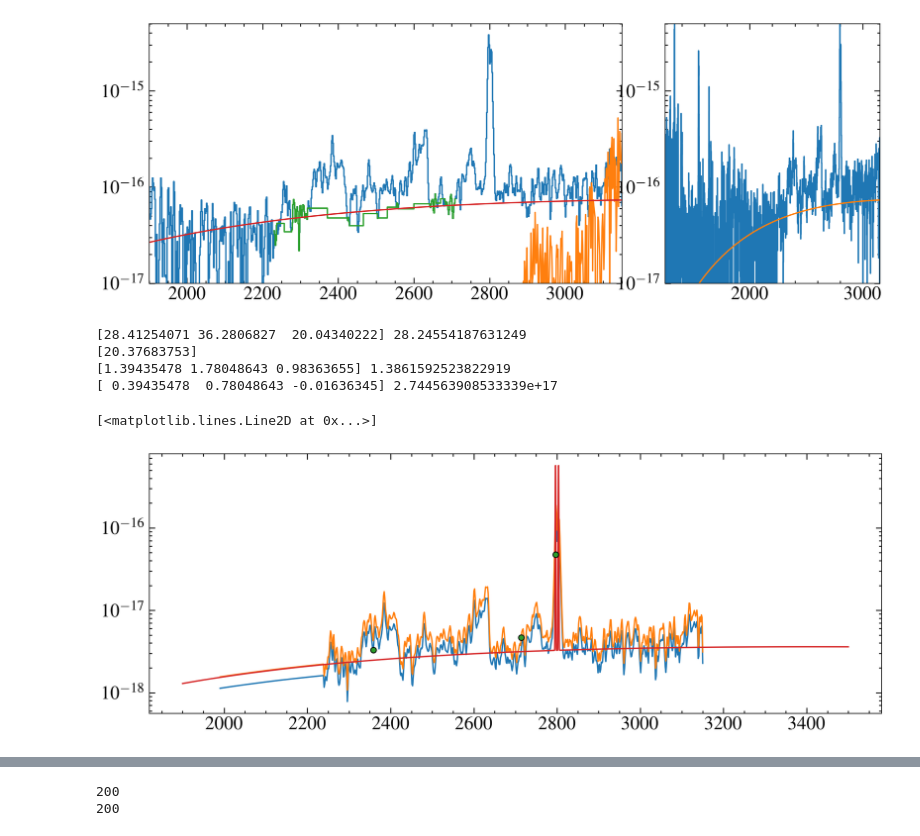
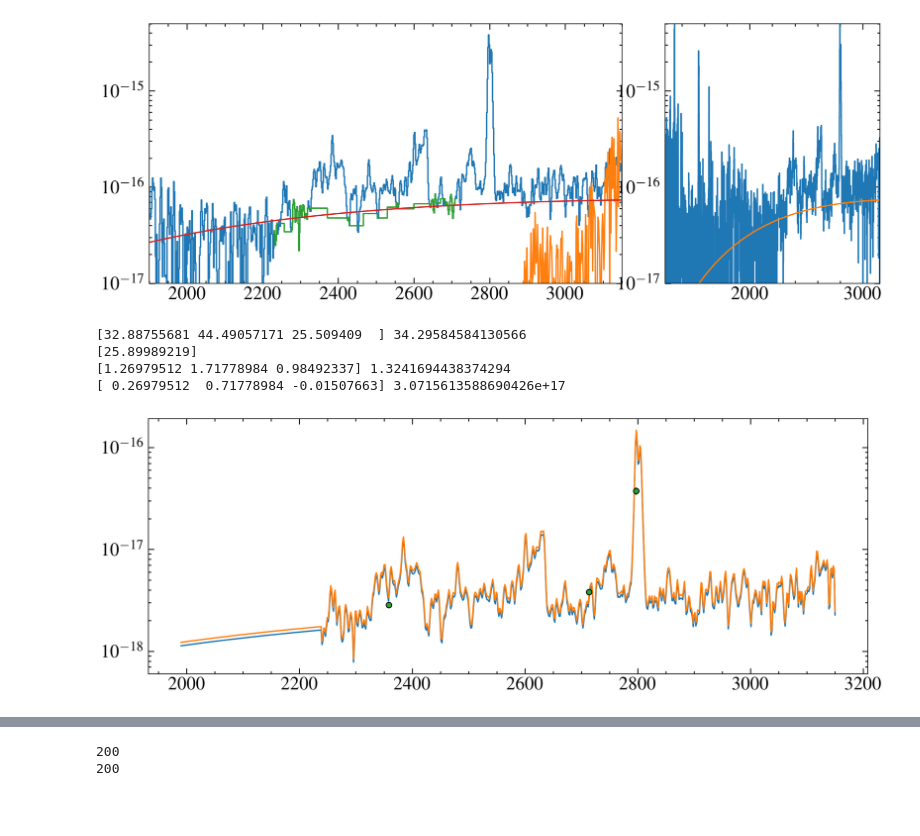
Before and after one commit to davidjwilson/SEDs, a Jupyter notebook: trappist-1/hst_photometry/science2.ipynb, the cells around one changed output, grey strips where cells are left out. Saved outputs shown, nothing was run; the diff lists cells and outputs as text; code cells hidden in the pictures; blank space fills up the shorter version.

```diff
--- a/trappist-1/hst_photometry/science2.ipynb
+++ b/trappist-1/hst_photometry/science2.ipynb
@@ -223,34 +223,28 @@ for band in wbands:
 2751.513428 2887.0
 [figure]
 # %%
-def make_phot(bp_w, bp_cc, w, f):
+
+def make_phot(bp_w, bp_cc, w, f, e=0):
     mask = (w >= bp_w[0]) & (w <= bp_w[-1])
     w, f = w[mask], f[mask]
     bb_cci = interp1d(bp_w, bp_cc, fill_value='extrapolate')(w)
-    return np.trapz(f*bb_cci, w)/np.trapz(bb_cci, w)
-
+    flux = np.trapz(f*bb_cci, w)/np.trapz(bb_cci, w)
+    if isinstance(e, int) != True:
+        e = e[mask]
+        intf = np.trapz(f, w)
+        inte = (np.sum(e[1:]**2 * np.diff(w)**2))**0.5
+        flux_error = (inte/intf)*flux
+        return flux, flux_error
+    else:
+        return flux
     # ax.step(nw, nf, where='mid', alpha=0.5)
 hasp_path = '/media/david/2tb_ext_hd/hddata/mega_muscles/data/trappist-1/hasp/'
 nuv = fits.getdata('{}/hst_15071_cos_2mass-j23062928-0502285_cg230l_ldlm_cspec.fits'.format(hasp_path), 1)[0]
 nw, nf, ne = nuv['WAVELENGTH'], nuv['FLUX'], nuv['ERROR']
 
-# phot = make_phot(bpws[2], bpfs[2], nw, nf)
-# print(phot)
 
-
-
-# nsteps = 10000
-# n = 0
-# nphots = []
-# while n < nsteps:
-#     nfi = np.random.normal(nf, nuv['ERROR'])
-#     nphot = make_phot(bpws[2], bpfs[2], nw, nfi)
-#     nphots.append(nphot)
-#     n +=1
-# phot, phot_e = np.mean(nphots), np.std(nphots)
-# print(phot, phot_e)
-
-nphot, nphot_e = 6.924702452285978e-17, 1.8635817863793783e-17
+nphot, nphot_e = make_phot(bpws[2], bpfs[2], nw, nf, ne)
+print(nphot, nphot_e)
 
 # plt.hist(nphots)
 # fig, ax = plt.subplots(figsize=(8, 5))
@@ -334,7 +328,7 @@ mjd_e1 = 60116
 axes[1].errorbar(mjd_cos- mjd_e1, nphot, yerr= nphot_e, marker='o', ls ='none', markeredgecolor='k', c='C2')
 axes[2].errorbar(days, f280n_avs, yerr= f280n_aves, marker='o', ls='none', markeredgecolor='k')
 
-ys = [3.1e-17,9.7e-17]
+ys = [2.1e-17,6.9e-17]
 axes[1].set_ylim(ys)
 axes[2].set_ylim(ys)
 # axes[1].set_xlim(-2019, -2011)
@@ -346,7 +340,7 @@ axes[1].set_xticks([-2015])
 # ax[3,0].yaxis.tick_left()
 # ax[4,0].yaxis.tick_left()
 axes[2].set_xlabel('Days since first observation', loc='right')
-axes[1].annotate('COS', (-2014, 4.5e-17), xycoords='data', ha='center', color='C2')
+axes[1].annotate('COS', (-2014, 2.3e-17), xycoords='data', ha='center', color='C2')
 axes[2].annotate('WFC3', (10, 3.5e-17), xycoords='data', ha='center', color='C0')
 # axes[2].annotate('F280N', (0.95, 0.95), xycoords='axes fraction', ha='right', va='top')
 
@@ -679,38 +666,37 @@ mgmod = mgmod(wprox)
 # ax.plot(wprox, (fprox+mgmod)/30)
 ax.plot(wprox, (fprox)/28)
 
 
 mod_phots = []
 for bpw, bpf in zip(bpws, bpfs):
     # phot = make_phot(bpw, bpf, wprox, fprox+mgmod)
     phot = make_phot(bpw, bpf, wprox, fprox)
     mod_phots.append(phot)
 
 scale = leastsq(residuals, 1., args=(phot_f, mod_phots))[0]
 # scale = np.mean(mod_phots/phot_f)
 print(mod_phots/phot_f, np.mean(mod_phots/phot_f))
 print(scale)
 ax.plot(wprox, fprox/scale)
 
 
 mod_phots2 = []
 for bpw, bpf in zip(bpws, bpfs):
     # phot = make_phot(bpw, bpf, wprox, fprox+mgmod)
     phot = make_phot(bpw, bpf, wprox, fprox/scale)
     mod_phots2.append(phot)
 print(mod_phots2/phot_f, np.mean(mod_phots2/phot_f))
 
 print((mod_phots2-phot_f)/phot_f, np.mean((mod_phots2/phot_f)/phot_f))
 
 ax.errorbar(phot_w, phot_f, yerr=phot_e, marker='o', ls='none', markeredgecolor='k', label = 'WFC3', zorder=12)
 ax.set_yscale('log')
 
-ax.plot(mod_w, mod_f)
+# ax.plot(mod_w, mod_f)
 # %% [output]
-[28.41254071 36.2806827  20.04340222] 28.24554187631249
-[20.37683753]
-[1.39435478 1.78048643 0.98363655] 1.3861592523822919
-[ 0.39435478  0.78048643 -0.01636345] 2.744563908533339e+17
+[32.88755681 44.49057171 25.509409  ] 34.29584584130566
+[25.89989219]
+[1.26979512 1.71778984 0.98492337] 1.3241694438374294
+[ 0.26979512  0.71778984 -0.01507663] 3.0715613588690426e+17
-[<matplotlib.lines.Line2D at 0x...>]
-[figure, old version]
+[figure, new version]
 # %%
```
Also changed, not shown: parts of 10 cells of this notebook, 3 other files.
